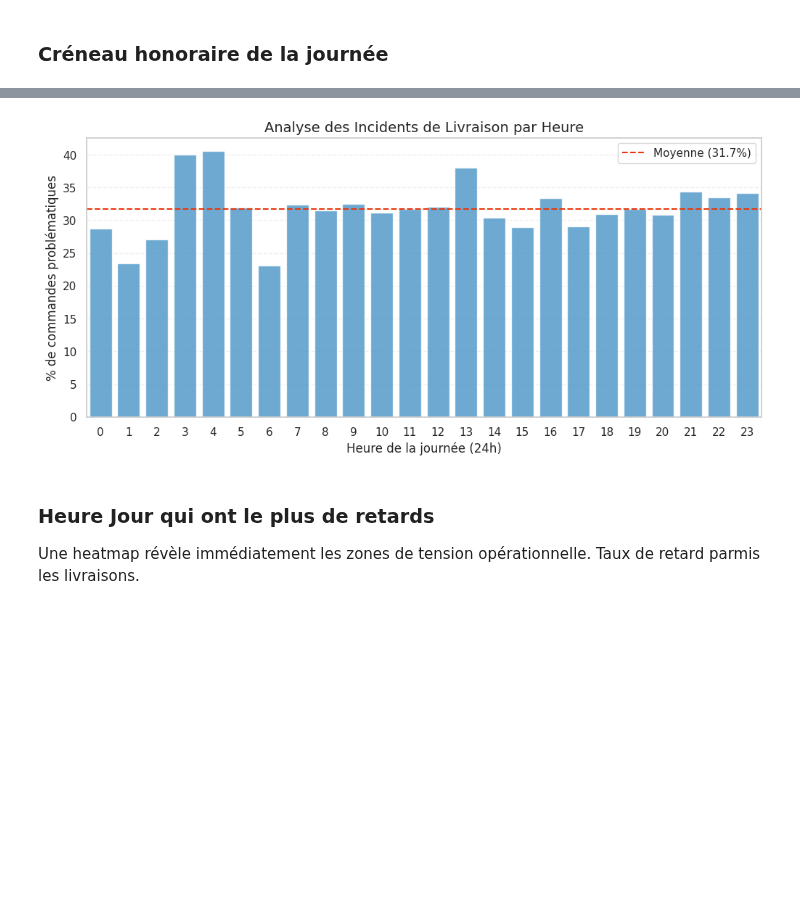
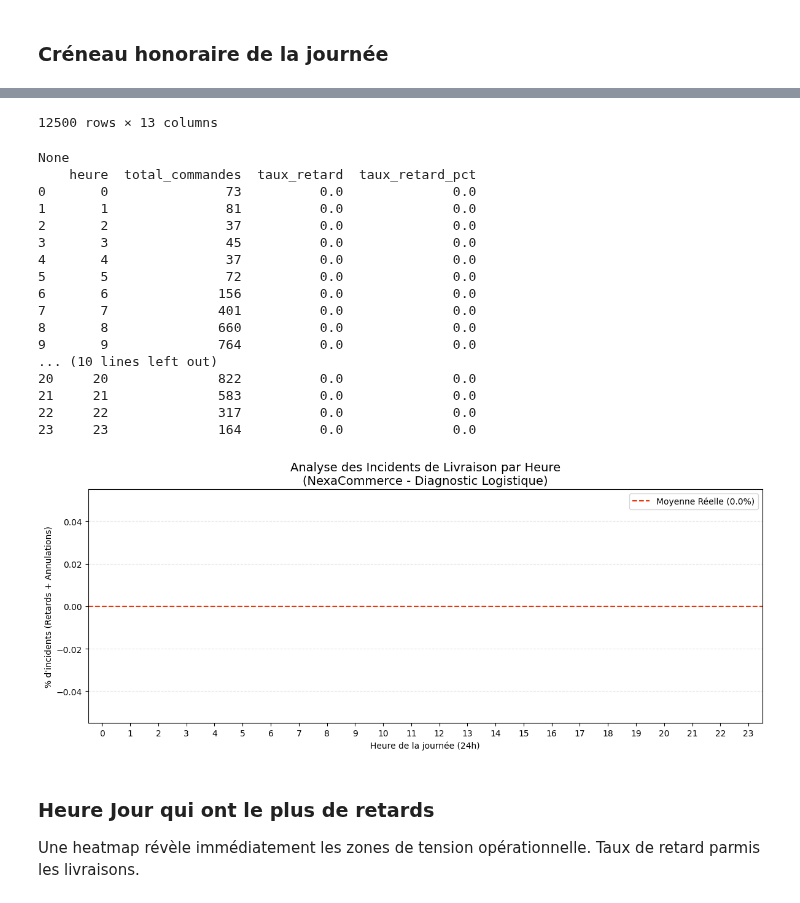
Before and after one commit to Codeur63/Projet_1-Data_IA_enginner, a Jupyter notebook: notebooks/EDA_rapport_final.ipynb, the cells around one changed output, grey strips where cells are left out. Drawn from its saved outputs; the diff is of its cells as text; code cells hidden in the pictures; blank space fills up the shorter version.

```diff
--- a/notebooks/EDA_rapport_final.ipynb
+++ b/notebooks/EDA_rapport_final.ipynb
@@ -154,15 +187,15 @@ def status_normalise(value):
     if pd.isna(value):
         return np.nan
     value = str(value).strip().lower()
-    if value in {"livrÃ©", "LivrÃ©", "LIVRE", "livre", "livré", "livrã©"}:
+    if value in {"LIVRE", "livre", "livré"}:
         return "delivered"
     if value in {"en_retard", "en retard", "retard", "En_retard", "EN_RETARD"}:
         return "late"
-    if value in {"annule", "ANNULE", "AnnulÃ©", "annulÃ©","annulã©",'annulé'}:
+    if value in {"annule", "ANNULE",'annulé'}:
         return "cancelled"
     if value in {"en_cours", "en cours","En_cours"}:
         return "in_progress"
-    return value.strip().lower()
+    return value.strip().lower().capitalize()
 # %% [markdown]
 #### Normalisation des villes
 # %%
@@ -262,16 +295,16 @@ orders = orders.drop(columns=['product_category'])
 # calculer la somme par order_id dans order_items
 items_sum = order_items.dropna(subset=["order_id", "line_total_xaf"]).copy()
 
+# Mettre en numerique
 items_sum["line_total_xaf"] = pd.to_numeric(items_sum["line_total_xaf"], errors="coerce")
 
 sum_per_order = items_sum.groupby("order_id", as_index=True)["line_total_xaf"].sum().rename("sum_line_total_xaf")
 
 orders = orders.merge(sum_per_order, left_on="order_id", right_index=True, how="left")
 
-# déplacer/renommer la colonne dans orders["total_amount_xaf"]
+# # déplacer/renommer la colonne dans orders["total_amount_xaf"]
 orders["total_amount_xaf"] = orders["sum_line_total_xaf"].fillna(0)
-orders.drop(columns=["sum_line_total_xaf"], inplace=True)
+# orders.drop(columns=["sum_line_total_xaf"], inplace=True)
+del orders['sum_line_total_xaf']
 
-# optionnel : convertir en numeric et typer
-orders["total_amount_xaf"] = pd.to_numeric(orders["total_amount_xaf"], errors="coerce")
-# d
+display(orders)
@@ -766,25 +966,39 @@ Le graphique suivant nous montre les moyennes journaliers des temps de livraison
 # %% [markdown]
 ### Créneau honoraire de la journée
 # %%
+
+print(display(orders))
+
+
 orders['is_problematic'] = orders['status'].isin(['late', 'cancelled'])
 
 hourly_stats = orders.groupby('order_hour')['is_problematic'].agg(['count', 'mean']).reset_index()
-
-
 hourly_stats.columns = ['heure', 'total_commandes', 'taux_retard']
 hourly_stats['taux_retard_pct'] = hourly_stats['taux_retard'] * 100
 
+print(hourly_stats)
+# Moyenne
+moyenne_globale_reelle = (orders['is_problematic'].sum() / len(orders)) * 100
+
 plt.figure(figsize=(12, 5))
-sns.barplot(data=hourly_stats, x='heure', y='taux_retard_pct', color='#3498db', alpha=0.8)
 
-moyenne_globale = hourly_stats['taux_retard_pct'].mean()
-plt.axhline(y=moyenne_globale, color="#e9370b", linestyle='--', label=f'Moyenne ({moyenne_globale:.1f}%)')
 
-plt.title("Analyse des Incidents de Livraison par Heure", fontsize=14)
+sns.barplot(data=hourly_stats, x='heure', y='taux_retard_pct', color='#3498db')
+
+# Ligne moyenne
+plt.axhline(y=moyenne_globale_reelle, color="#e9370b", linestyle='--',
+            label=f'Moyenne Réelle ({moyenne_globale_reelle:.1f}%)')
+
+# Heure faible volume
+for i, row in hourly_stats.iterrows():
+    if row['total_commandes'] < 5:
+        plt.text(i, row['taux_retard_pct'] + 0.5, '!', color='red', ha='center', fontweight='bold')
+
+plt.title("Analyse des Incidents de Livraison par Heure\n(NexaCommerce - Diagnostic Logistique)", fontsize=14)
 plt.xlabel("Heure de la journée (24h)")
-fig.savefig("../reports/EDA/taux_retard.png", bbox_inches="tight", dpi=150)
-plt.ylabel("% de commandes problématiques")
+plt.ylabel("% d'incidents (Retards + Annulations)")
 plt.legend()
 plt.grid(axis='y', linestyle='--', alpha=0.3)
+plt.tight_layout()
 plt.show()
 # %% [output]
@@ -791,4 +1017,22 @@ plt.show()
+12500 rows × 13 columns
+None
+    heure  total_commandes  taux_retard  taux_retard_pct
+0       0               73          0.0              0.0
+1       1               81          0.0              0.0
+2       2               37          0.0              0.0
+3       3               45          0.0              0.0
+4       4               37          0.0              0.0
+5       5               72          0.0              0.0
+6       6              156          0.0              0.0
+7       7              401          0.0              0.0
+8       8              660          0.0              0.0
+9       9              764          0.0              0.0
+... (10 lines left out)
+20     20              822          0.0              0.0
+21     21              583          0.0              0.0
+22     22              317          0.0              0.0
+23     23              164          0.0              0.0
-[figure, old version]
+[figure, new version]
 # %% [markdown]
 ### Heure Jour qui ont le plus de retards
 
```
Also changed, not shown: parts of 24 cells of this notebook, 9 other files.
